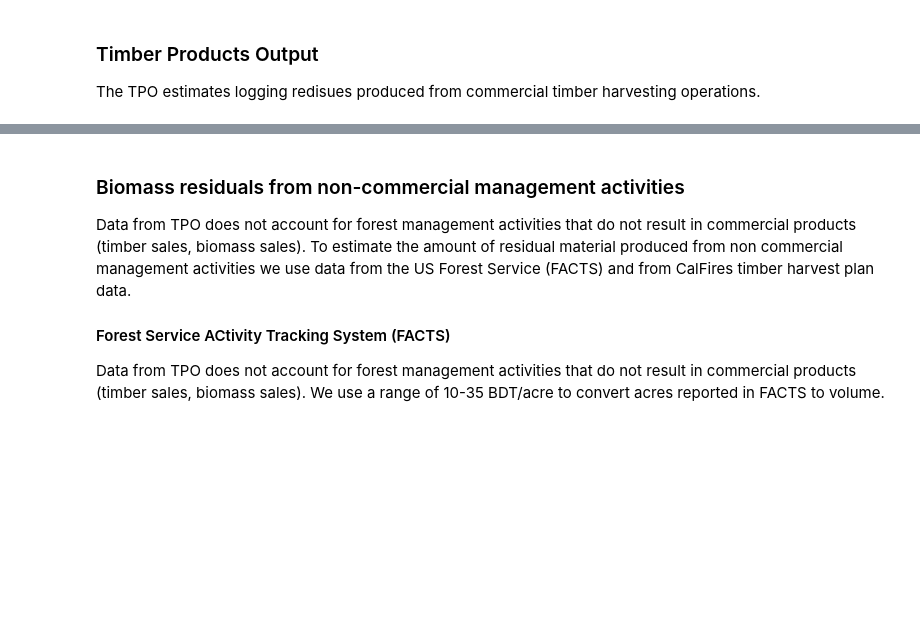
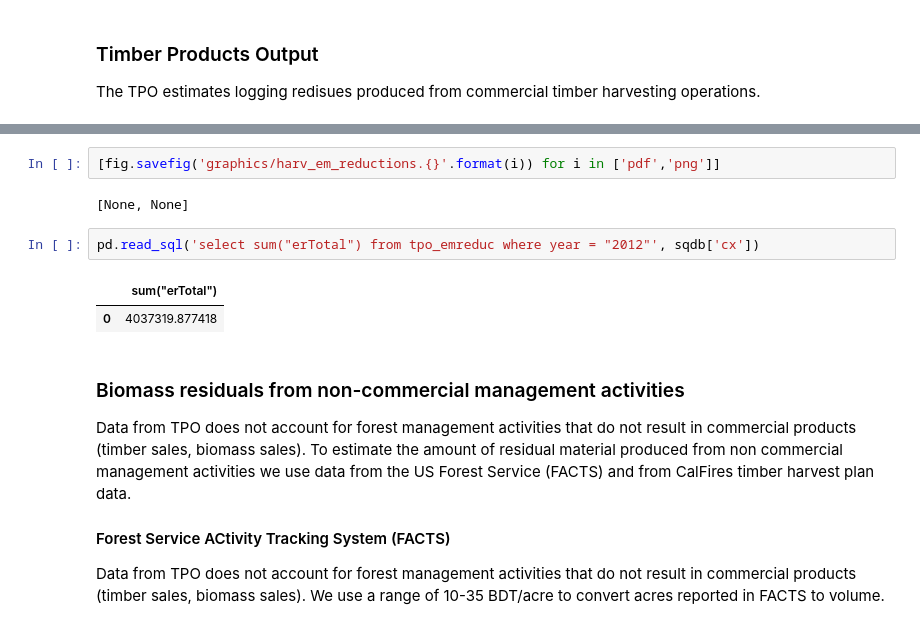
Before and after one commit to WoodResourcesGroup/RoundwoodHarvestGHG, a Jupyter notebook: wood_fates.ipynb, the cells around one changed output, grey strips where cells are left out. Cells and saved outputs as stored; diff of their text form; blank space fills up the shorter version.

```diff
--- a/wood_fates.ipynb
+++ b/wood_fates.ipynb
@@ -158,3 +211,12 @@ for row in tpoData.index:
+# %%
+[fig.savefig('graphics/harv_em_reductions.{}'.format(i)) for i in ['pdf','png']]
+# %% [output]
+[None, None]
+# %%
+pd.read_sql('select sum("erTotal") from tpo_emreduc where year = "2012"', sqdb['cx'])
+# %% [output]
+|  | sum("erTotal") |
+| 0 | 4037319.877418 |
 # %% [markdown]
 ### Biomass residuals from non-commercial management activities
 Data from TPO does not account for forest management activities that do not result in commercial products (timber sales, biomass sales). To estimate the amount of residual material produced from non commercial management activities we use data from the US Forest Service (FACTS) and from CalFires timber harvest plan data.
```
Also changed, not shown: parts of 23 cells of this notebook, 4 other files.
